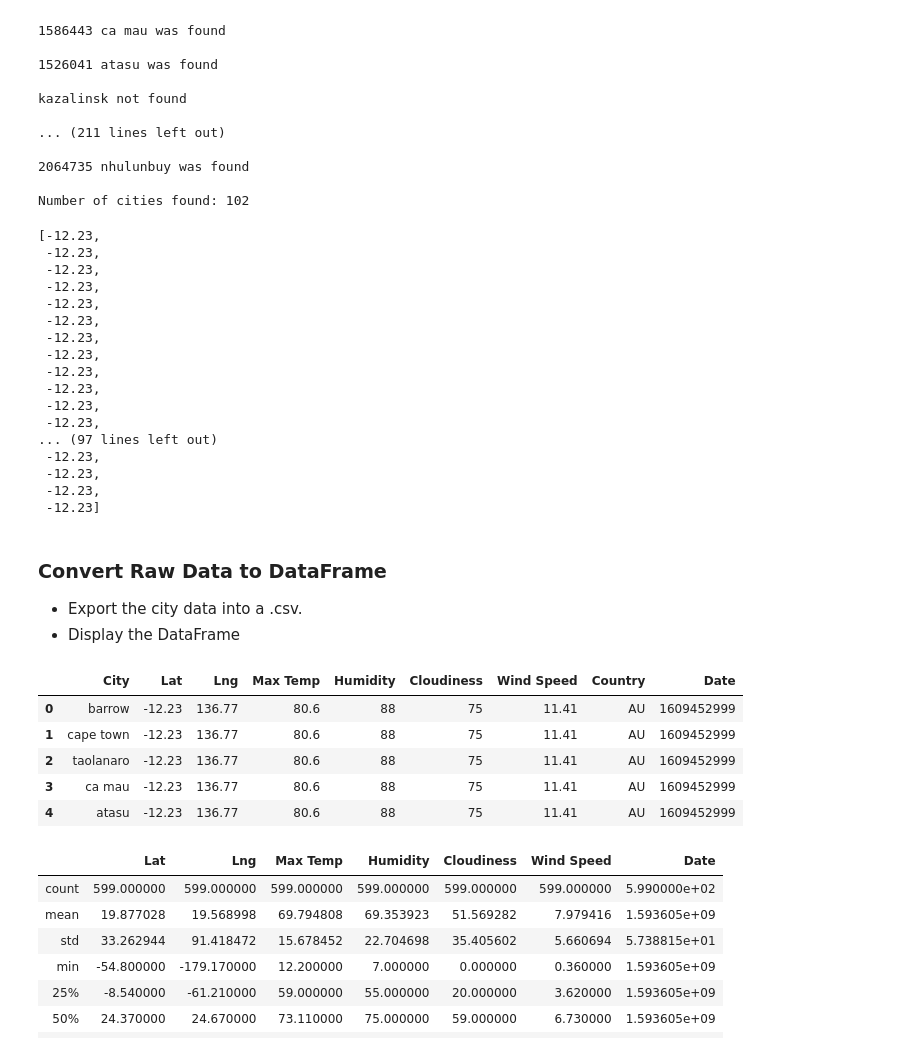
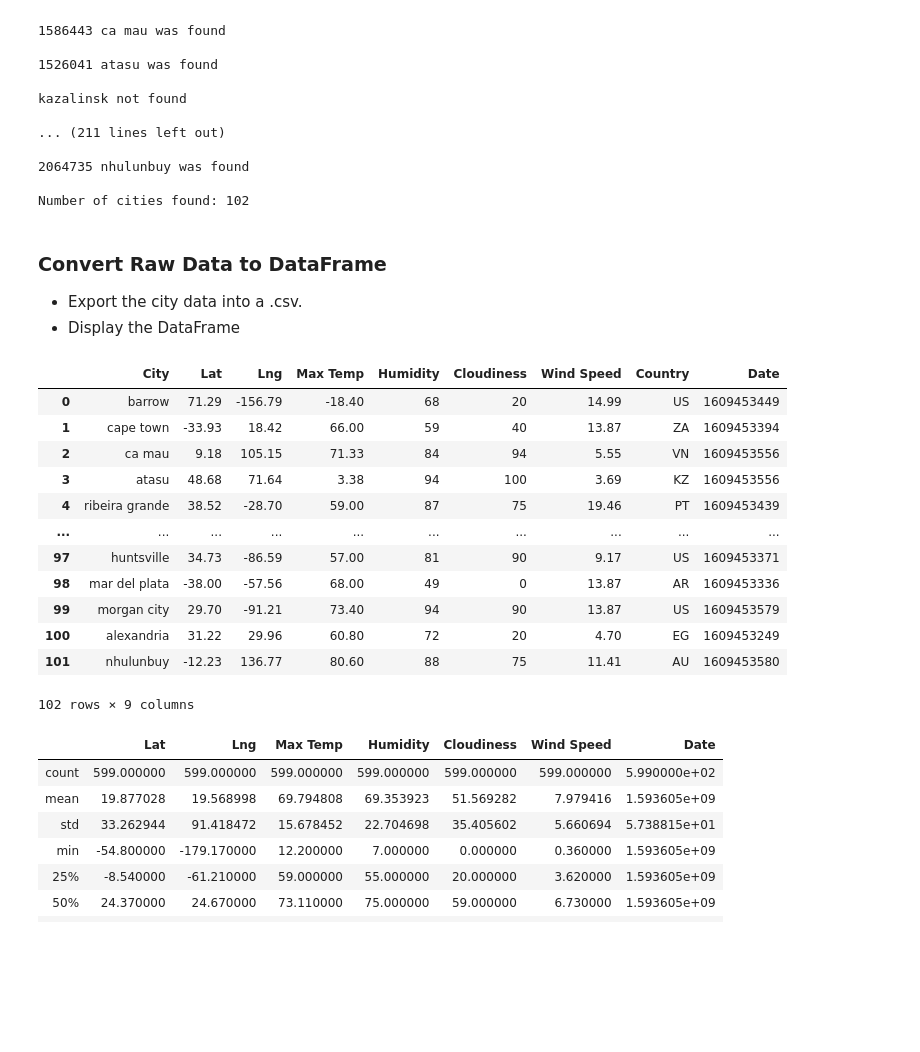
Before and after one commit to pspitzer86/Python-API-Challenge, a Jupyter notebook: WeatherPy/WeatherPy.ipynb, the cells around one changed output. Drawn from its saved outputs; the diff is of its cells as text; code cells hidden in the pictures; blank space fills up the shorter version.

Commit message:
created dataframe, exported a csv, and used describe method

```diff
--- a/WeatherPy/WeatherPy.ipynb
+++ b/WeatherPy/WeatherPy.ipynb
@@ -133,26 +130,6 @@ kazalinsk not found
 2064735 nhulunbuy was found
 
 Number of cities found: 102
-# %%
-latitudes
-# %% [output]
-[-12.23,
- -12.23,
- -12.23,
- -12.23,
- -12.23,
- -12.23,
- -12.23,
- -12.23,
- -12.23,
- -12.23,
- -12.23,
- -12.23,
-... (97 lines left out)
- -12.23,
- -12.23,
- -12.23,
- -12.23]
 # %% [markdown]
 ### Convert Raw Data to DataFrame
 * Export the city data into a .csv.
@@ -160,24 +137,36 @@ latitudes
 # %%
 weather_dict = {
     "City": new_cities,
     "Lat": latitudes,
     "Lng": longitudes,
     "Max Temp" : max_temps,
     "Humidity" : humidity,
     "Cloudiness" : cloudiness,
     "Wind Speed" : wind_speeds,
     "Country" : countries,
     "Date" : dates
 }
 weather_data = pd.DataFrame(weather_dict)
-weather_data.head()
+
+# Code for writing city data to csv found https://pandas.pydata.org/pandas-docs/stable/reference/api/pandas.DataFrame.to_csv.html
+
+weather_data.to_csv(path_or_buf = "C://Python-API-Challenge/WeatherPy/Output_Data/new_cities.csv", index = False)
+
+weather_data
 # %% [output]
 |  | City | Lat | Lng | Max Temp | Humidity | Cloudiness | Wind Speed | Country | Date |
-| 0 | barrow | -12.23 | 136.77 | 80.6 | 88 | 75 | 11.41 | AU | 1609452999 |
-| 1 | cape town | -12.23 | 136.77 | 80.6 | 88 | 75 | 11.41 | AU | 1609452999 |
-| 2 | taolanaro | -12.23 | 136.77 | 80.6 | 88 | 75 | 11.41 | AU | 1609452999 |
-| 3 | ca mau | -12.23 | 136.77 | 80.6 | 88 | 75 | 11.41 | AU | 1609452999 |
-| 4 | atasu | -12.23 | 136.77 | 80.6 | 88 | 75 | 11.41 | AU | 1609452999 |
+| 0 | barrow | 71.29 | -156.79 | -18.40 | 68 | 20 | 14.99 | US | 1609453449 |
+| 1 | cape town | -33.93 | 18.42 | 66.00 | 59 | 40 | 13.87 | ZA | 1609453394 |
+| 2 | ca mau | 9.18 | 105.15 | 71.33 | 84 | 94 | 5.55 | VN | 1609453556 |
+| 3 | atasu | 48.68 | 71.64 | 3.38 | 94 | 100 | 3.69 | KZ | 1609453556 |
+| 4 | ribeira grande | 38.52 | -28.70 | 59.00 | 87 | 75 | 19.46 | PT | 1609453439 |
+| ... | ... | ... | ... | ... | ... | ... | ... | ... | ... |
+| 97 | huntsville | 34.73 | -86.59 | 57.00 | 81 | 90 | 9.17 | US | 1609453371 |
+| 98 | mar del plata | -38.00 | -57.56 | 68.00 | 49 | 0 | 13.87 | AR | 1609453336 |
+| 99 | morgan city | 29.70 | -91.21 | 73.40 | 94 | 90 | 13.87 | US | 1609453579 |
+| 100 | alexandria | 31.22 | 29.96 | 60.80 | 72 | 20 | 4.70 | EG | 1609453249 |
+| 101 | nhulunbuy | -12.23 | 136.77 | 80.60 | 88 | 75 | 11.41 | AU | 1609453580 |
+102 rows × 9 columns
 # %%
 # %% [output]
 |  | Lat | Lng | Max Temp | Humidity | Cloudiness | Wind Speed | Date |
```
Also changed, not shown: parts of 1 cell of this notebook, 1 other file.
